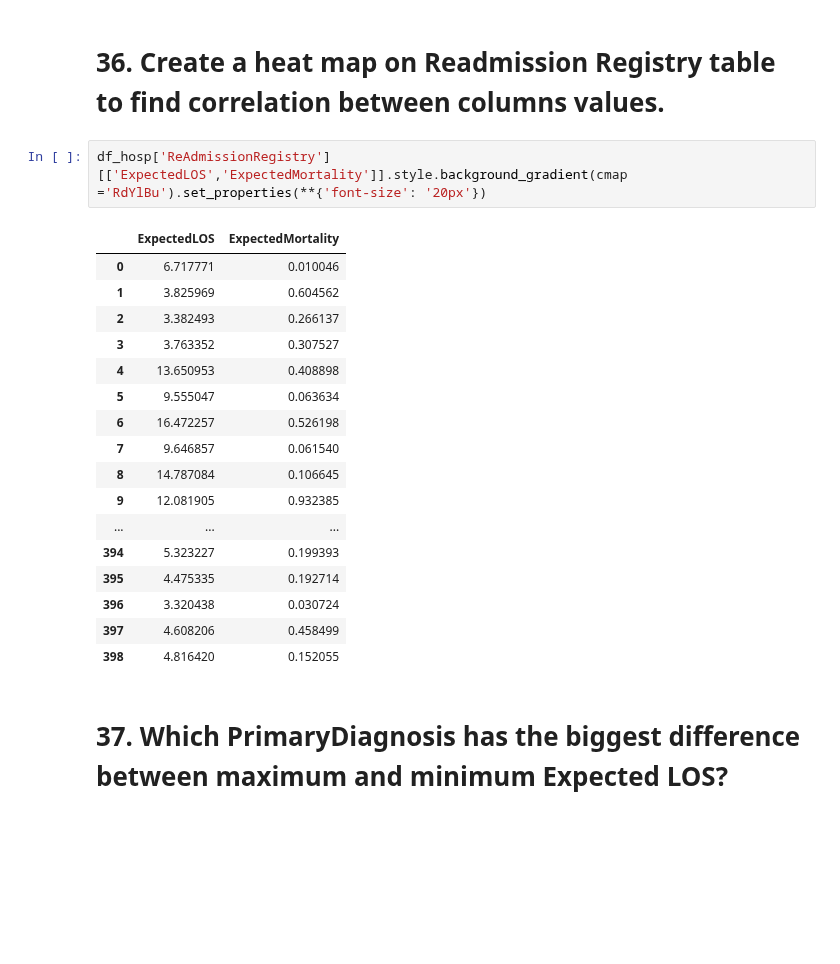
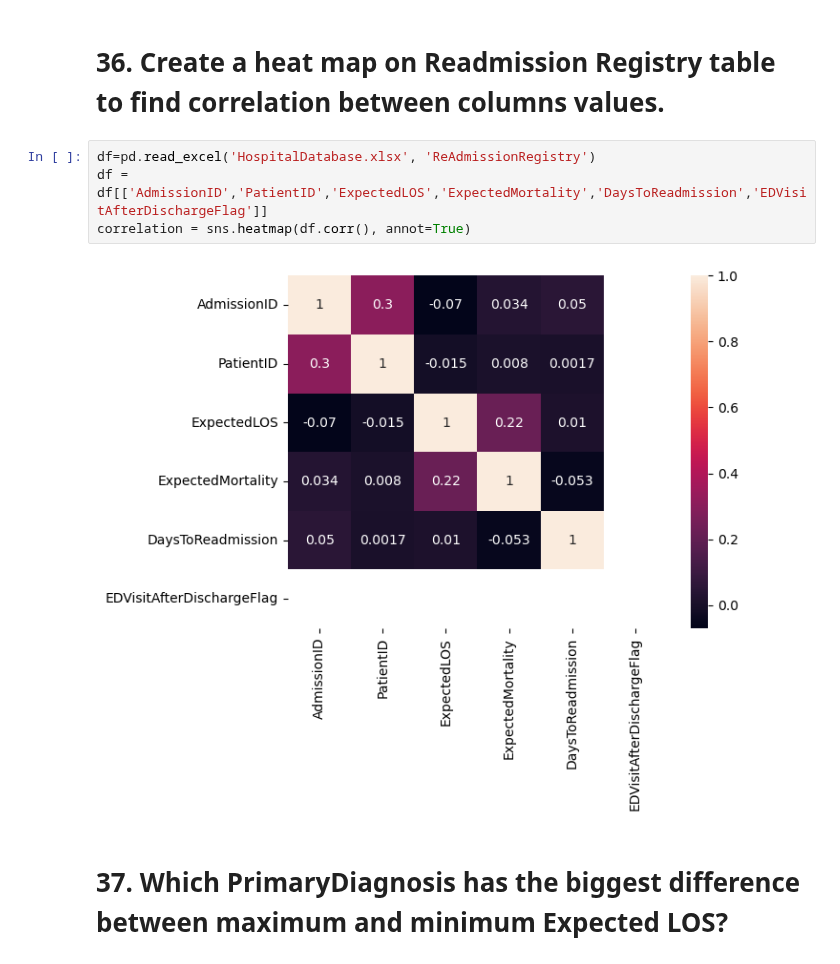
Before and after one commit to Amitha-sridhar/Py-Coders, a Jupyter notebook: Py Hack.ipynb, the cells around one changed output. Drawn from its saved outputs; the diff is of its cells as text; blank space fills up the shorter version.

```diff
--- a/Py Hack.ipynb
+++ b/Py Hack.ipynb
@@ -222,25 +219,11 @@ sns.jointplot(x=df_hosp['Discharges']['ExpectedLOS'], y=df_hosp['Discharges']['E
 # %% [markdown]
 # 36. Create a heat map on Readmission Registry table to find correlation between columns values.
-# %%
-df_hosp['ReAdmissionRegistry'][['ExpectedLOS','ExpectedMortality']].style.background_gradient(cmap ='RdYlBu').set_properties(**{'font-size': '20px'})
-# %% [output]
-|  | ExpectedLOS | ExpectedMortality |
-| 0 | 6.717771 | 0.010046 |
-| 1 | 3.825969 | 0.604562 |
-| 2 | 3.382493 | 0.266137 |
-| 3 | 3.763352 | 0.307527 |
-| 4 | 13.650953 | 0.408898 |
-| 5 | 9.555047 | 0.063634 |
-| 6 | 16.472257 | 0.526198 |
-| 7 | 9.646857 | 0.061540 |
-| 8 | 14.787084 | 0.106645 |
-| 9 | 12.081905 | 0.932385 |
-| ... | ... | ... |
-| 394 | 5.323227 | 0.199393 |
-| 395 | 4.475335 | 0.192714 |
-| 396 | 3.320438 | 0.030724 |
-| 397 | 4.608206 | 0.458499 |
-| 398 | 4.816420 | 0.152055 |
+# %%
+df=pd.read_excel('HospitalDatabase.xlsx', 'ReAdmissionRegistry')
+df = df[['AdmissionID','PatientID','ExpectedLOS','ExpectedMortality','DaysToReadmission','EDVisitAfterDischargeFlag']]
+correlation = sns.heatmap(df.corr(), annot=True)
+# %% [output]
+[figure, added]
 # %% [markdown]
 # 37. Which PrimaryDiagnosis has the biggest difference between maximum and minimum Expected LOS?
 # %%
```
Also changed, not shown: parts of 4 cells of this notebook, 1 other file.
